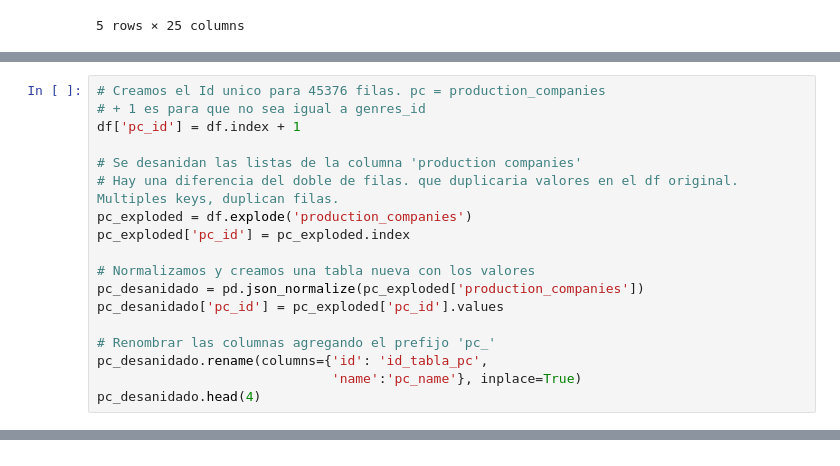
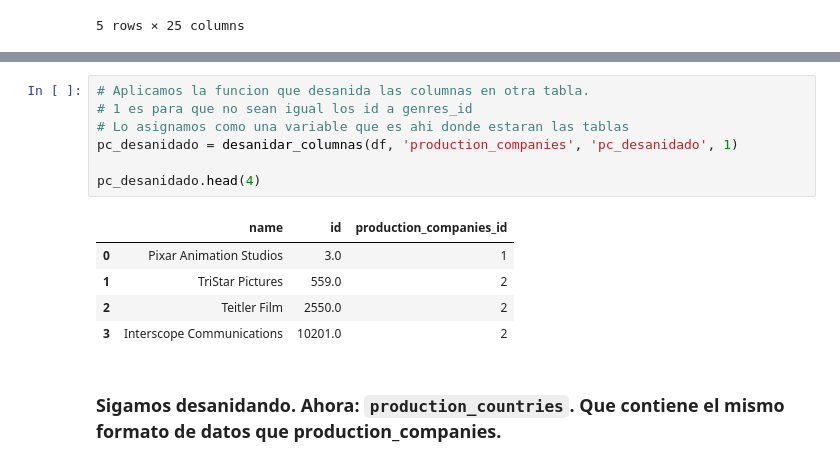
Before and after one commit to mauricioarcez/MLops, a Jupyter notebook: notebooks/etl.ipynb, the cells around one changed output, grey strips where cells are left out. Cells and saved outputs as stored; diff of their text form.

```diff
--- a/notebooks/etl.ipynb
+++ b/notebooks/etl.ipynb
@@ -317,18 +326,0 @@ Name: count, dtype: int64
-# %%
-# Creamos el Id unico para 45376 filas. pc = production_companies
-# + 1 es para que no sea igual a genres_id
-df['pc_id'] = df.index + 1
-
-# Se desanidan las listas de la columna 'production companies'
-# Hay una diferencia del doble de filas. que duplicaria valores en el df original. Multiples keys, duplican filas.
-pc_exploded = df.explode('production_companies')
-pc_exploded['pc_id'] = pc_exploded.index
-
-# Normalizamos y creamos una tabla nueva con los valores
-pc_desanidado = pd.json_normalize(pc_exploded['production_companies'])
-pc_desanidado['pc_id'] = pc_exploded['pc_id'].values
-
-# Renombrar las columnas agregando el prefijo 'pc_'
-pc_desanidado.rename(columns={'id': 'id_tabla_pc',
-                              'name':'pc_name'}, inplace=True)
-pc_desanidado.head(4)
@@ -340,0 +327,15 @@ pc_desanidado.head(4)
+# %%
+# Aplicamos la funcion que desanida las columnas en otra tabla.
+# 1 es para que no sean igual los id a genres_id
+# Lo asignamos como una variable que es ahi donde estaran las tablas
+pc_desanidado = desanidar_columnas(df, 'production_companies', 'pc_desanidado', 1)
+
+pc_desanidado.head(4)
+# %% [output]
+|  | name | id | production_companies_id |
+| 0 | Pixar Animation Studios | 3.0 | 1 |
+| 1 | TriStar Pictures | 559.0 | 2 |
+| 2 | Teitler Film | 2550.0 | 2 |
+| 3 | Interscope Communications | 10201.0 | 2 |
+# %% [markdown]
+### Sigamos desanidando. Ahora: `production_countries`. Que contiene el mismo formato de datos que production_companies.
```
Also changed, not shown: parts of 17 cells of this notebook.
